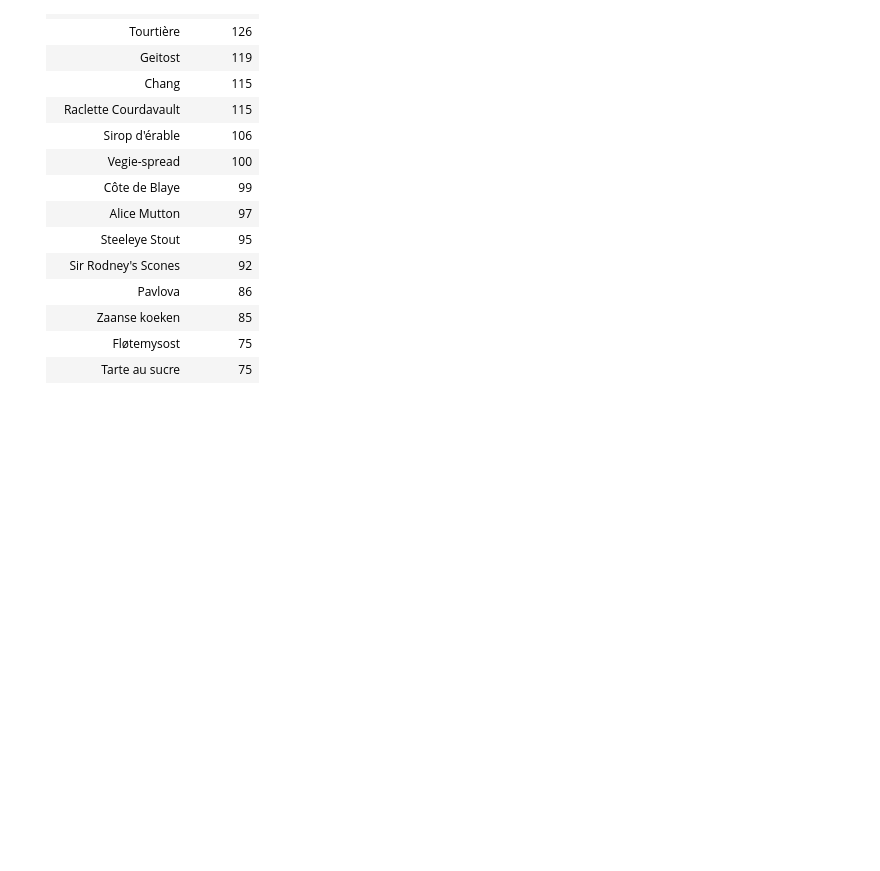
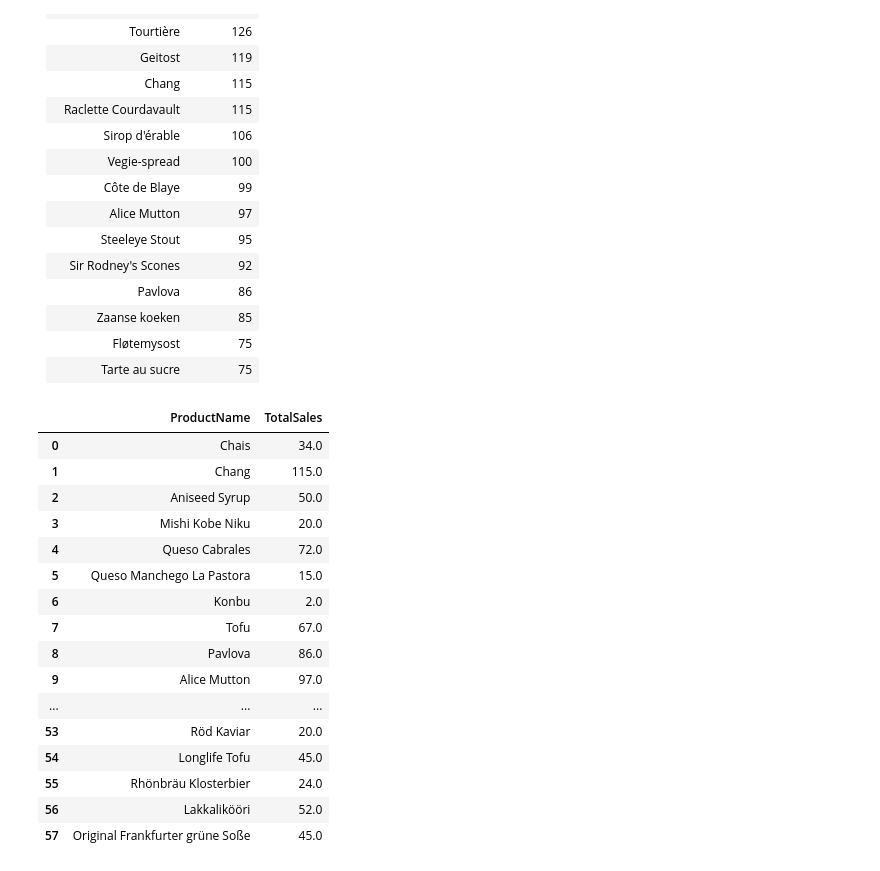
Before and after one commit to Ironhack-data-bcn-oct-2023/lab-mysql-common-table-expressions, a Jupyter notebook: main.ipynb, the cells around one changed output. Saved outputs shown, nothing was run; the diff lists cells and outputs as text; code cells hidden in the pictures; blank space fills up the shorter version.

```diff
--- a/main.ipynb
+++ b/main.ipynb
@@ -11,0 +19,6 @@ Using the northwind database
+# %%
+from getpass import getpass
+password = getpass()
+dbName = "northwind"
+connectionData = f"mysql+pymysql://root:{password}@localhost/{dbName}"
+engine = alch.create_engine(connectionData)
@@ -158,3 +270,31 @@ Assume we have the Northwind database which contains tables like Orders, OrderDe
 |Zaanse koeken                   |85        |
 |Fløtemysost                     |75        |
 |Tarte au sucre                  |75        |
+# %%
+query_sales_1997 = """
+select ProductName, sum(quantity) as TotalSales from products
+	join orderdetails on products.ProductID = orderdetails.ProductID
+    join orders on orderdetails.OrderID = orders.OrderID
+where year(OrderDate) = 1997
+group by ProductName;
+"""
+
+pd.read_sql_query(query_sales_1997, engine)
+# %% [output]
+|  | ProductName | TotalSales |
+| 0 | Chais | 34.0 |
+| 1 | Chang | 115.0 |
+| 2 | Aniseed Syrup | 50.0 |
+| 3 | Mishi Kobe Niku | 20.0 |
+| 4 | Queso Cabrales | 72.0 |
+| 5 | Queso Manchego La Pastora | 15.0 |
+| 6 | Konbu | 2.0 |
+| 7 | Tofu | 67.0 |
+| 8 | Pavlova | 86.0 |
+| 9 | Alice Mutton | 97.0 |
+| ... | ... | ... |
+| 53 | Röd Kaviar | 20.0 |
+| 54 | Longlife Tofu | 45.0 |
+| 55 | Rhönbräu Klosterbier | 24.0 |
+| 56 | Lakkalikööri | 52.0 |
+| 57 | Original Frankfurter grüne Soße | 45.0 |
```
Also changed, not shown: parts of 7 cells of this notebook.
